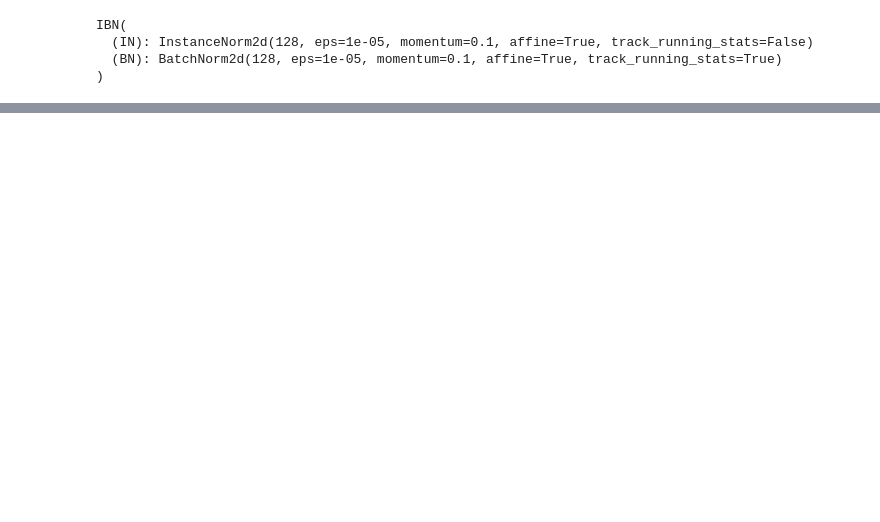
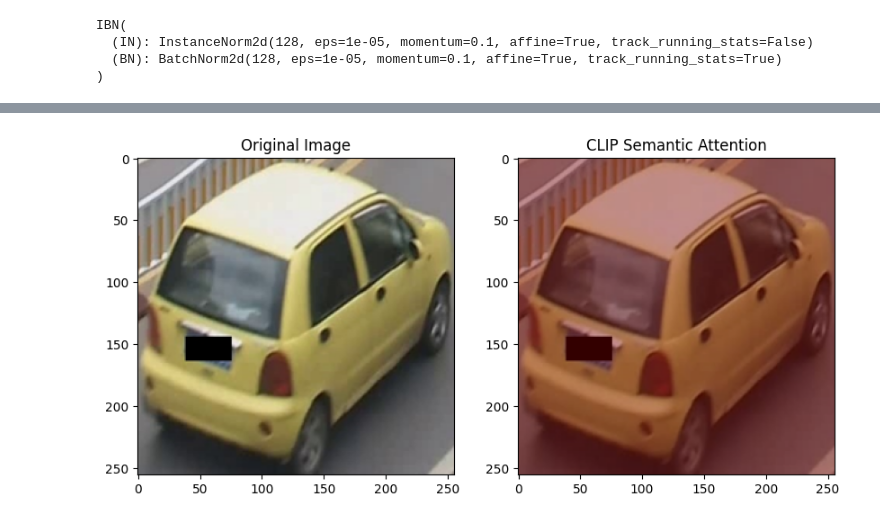
Before and after one commit to techaadii/Reidentification, a Jupyter notebook: test_notebooks/clipsenet.ipynb, the cells around one changed output, grey strips where cells are left out. Saved outputs shown, nothing was run; the diff lists cells and outputs as text; code cells hidden in the pictures; blank space fills up the shorter version.

```diff
--- a/test_notebooks/clipsenet.ipynb
+++ b/test_notebooks/clipsenet.ipynb
@@ -787,0 +1020,85 @@ Scanning gallery...
+# %%
+import torch
+import numpy as np
+import cv2
+import matplotlib.pyplot as plt
+from PIL import Image
+import torchvision.transforms as T
+
+# --- 1. SPECIALIZED HOOK FOR TRANSFORMERS ---
+sem_activations = {}
+def get_sem_activation(name):
+    def hook(model, input, output):
+        # Transformer layers often output a tuple, we want the tensor
+        if isinstance(output, tuple):
+            sem_activations[name] = output[0].detach()
+        else:
+            sem_activations[name] = output.detach()
+    return hook
+
+# --- 2. VISUALIZATION FUNCTION ---
+def visualize_clip_attention(model, image_path):
+    # A. Define the Hook Path (Based on your architecture log)
+    # CLIP_SENet -> sem_module -> clip -> vision_model -> encoder -> layers -> last one
+    target_layer = model.sem_module.clip.vision_model.encoder.layers[-1].layer_norm1
+
+    # B. Register Hook
+    hook_handle = target_layer.register_forward_hook(get_sem_activation('clip_last_layer'))
+
+    # C. Prepare Image (Standard Resize + Normalize)
+    img_pil = Image.open(image_path).convert('RGB')
+    transform = T.Compose([
+        T.Resize(cfg.image_size), # Ensure this matches your config (e.g. 256x256)
+        T.ToTensor(),
+        T.Normalize(mean=[0.485, 0.456, 0.406], std=[0.229, 0.224, 0.225])
+    ])
+    img_tensor = transform(img_pil).unsqueeze(0).to(cfg.device)
+
+    # D. Forward Pass
+    model.eval()
+    with torch.no_grad():
+        # Pass dummy label just to satisfy the forward signature
+        model(img_tensor, torch.zeros(1).long().to(cfg.device))
+
+    # E. Process the Activation
+    # Shape is usually [Batch, N_Tokens, Channels] -> e.g., [1, 50, 768]
+    features = sem_activations['clip_last_layer']
+
+    # 1. Remove CLS Token (Index 0 is the class token, usually)
+    # The remaining tokens correspond to image patches
+    patch_tokens = features[:, 1:, :]
+
+    # 2. Reshape to Grid
+    # We need to calculate the grid size (e.g. sqrt(49) = 7x7)
+    num_patches = patch_tokens.shape[1]
+    grid_size = int(np.sqrt(num_patches))
+
+    # [1, 49, 768] -> [1, 7, 7, 768] -> Permute to [1, 768, 7, 7]
+    feature_map = patch_tokens.view(1, grid_size, grid_size, -1).permute(0, 3, 1, 2)
+
+    # 3. Create Heatmap (Mean across channels)
+    heatmap = torch.mean(feature_map, dim=1).squeeze().cpu().numpy()
+
+    # 4. Normalize & Resize
+    heatmap = np.maximum(heatmap, 0)
+    heatmap /= (heatmap.max() + 1e-8)
+    heatmap = cv2.resize(heatmap, (256, 256)) # Resize to original image size
+
+    # F. Visualization
+    img_np = np.array(img_pil.resize((256, 256)))
+    heatmap_uint8 = np.uint8(255 * heatmap)
+    heatmap_color = cv2.applyColorMap(heatmap_uint8, cv2.COLORMAP_JET)
+    overlay = cv2.addWeighted(img_np, 0.6, heatmap_color, 0.4, 0)
+
+    hook_handle.remove() # Clean up
+
+    plt.figure(figsize=(10, 5))
+    plt.subplot(1, 2, 1); plt.imshow(img_np); plt.title("Original Image")
+    plt.subplot(1, 2, 2); plt.imshow(overlay); plt.title("CLIP Semantic Attention")
+    plt.show()
+
+# --- EXECUTE ---
+q_path = "/home/moonlab/Reid/data/VeRi/image_query/0002_c002_00030600_0.jpg"
+visualize_clip_attention(model, q_path)
+# %% [output]
+[figure, added]
```
Also changed, not shown: parts of 12 cells of this notebook, 1 other file.
